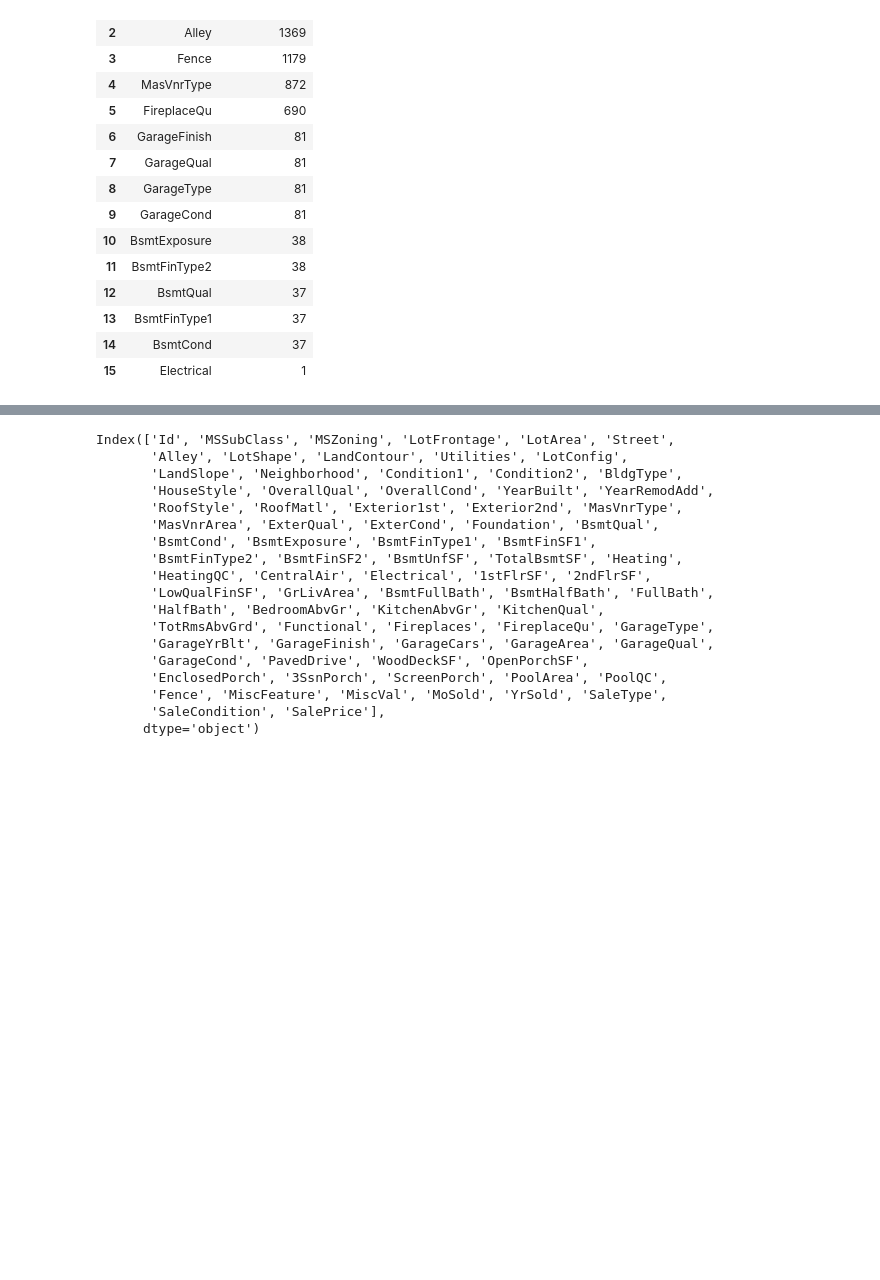
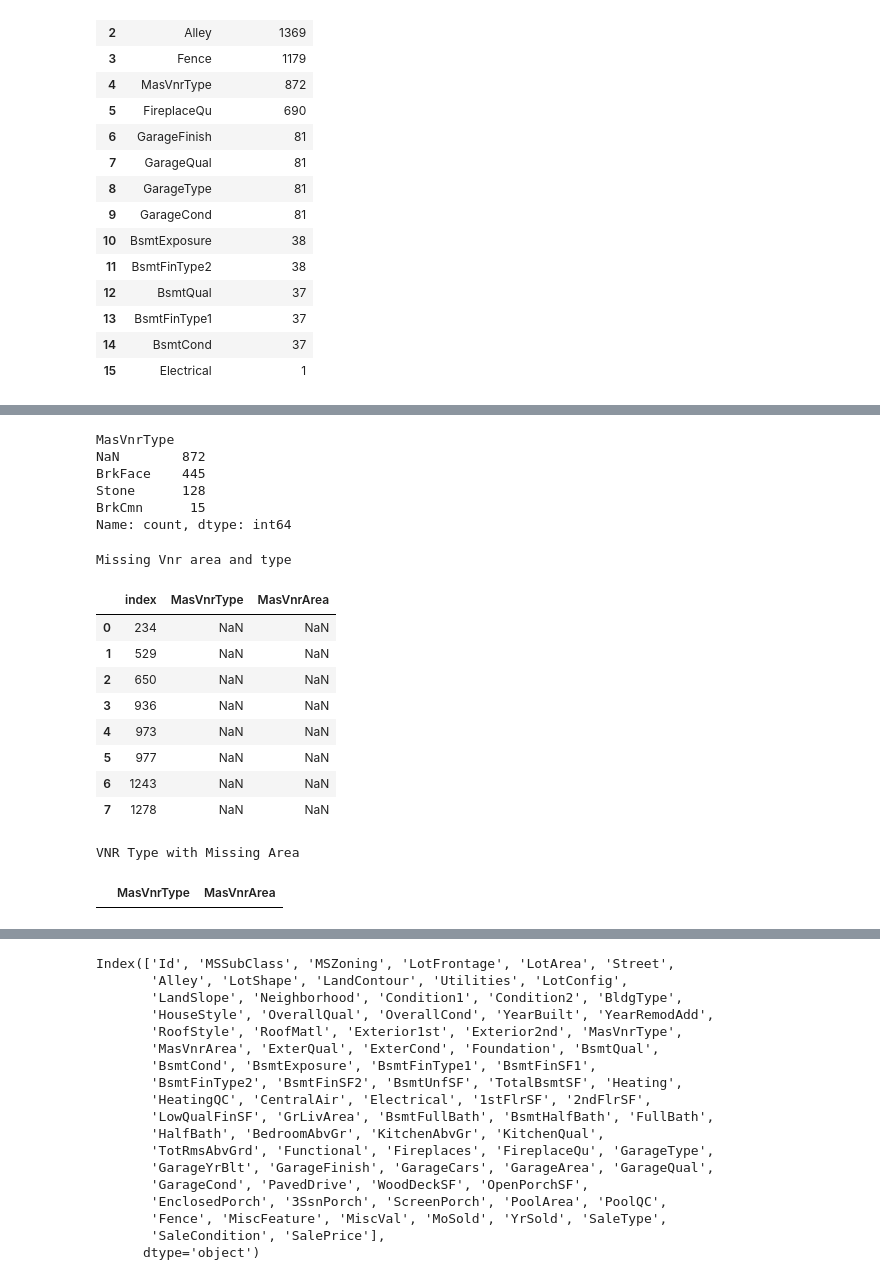
Before and after one commit to Sinjinkim/Ames-housing-price-predicton, a Jupyter notebook: notebooks/01_eda.ipynb, the cells around one changed output, grey strips where cells are left out. Saved outputs shown, nothing was run; the diff lists cells and outputs as text; code cells hidden in the pictures; blank space fills up the shorter version.

```diff
--- a/notebooks/01_eda.ipynb
+++ b/notebooks/01_eda.ipynb
@@ -515,0 +581,3 @@ Categorical Columns with Missing Values
+# %%
+train['Alley'] = train['Alley'].fillna('No Alley')
+train['Alley'].value_counts()
@@ -515,0 +604,3 @@ Categorical Columns with Missing Values
+# %%
+train['Fence'] = train['Fence'].fillna('No Fence')
+train['Fence'].value_counts()
@@ -515,0 +615,36 @@ Categorical Columns with Missing Values
+# %%
+#Investigating MasVnrType
+
+train['MasVnrType'].value_counts(dropna = False)
+# %% [output]
+MasVnrType
+NaN        872
+BrkFace    445
+Stone      128
+BrkCmn      15
+Name: count, dtype: int64
+# %%
+mas_missing = train.loc[train['MasVnrArea'].isna(),
+                        ['MasVnrType', 'MasVnrArea']].reset_index()
+
+display(HTML(create_scrollable_table(mas_missing, 'mas_missing_table', 'Missing Vnr area and type')))
+# %% [output]
+Missing Vnr area and type
+|  | index | MasVnrType | MasVnrArea |
+| 0 | 234 | NaN | NaN |
+| 1 | 529 | NaN | NaN |
+| 2 | 650 | NaN | NaN |
+| 3 | 936 | NaN | NaN |
+| 4 | 973 | NaN | NaN |
+| 5 | 977 | NaN | NaN |
+| 6 | 1243 | NaN | NaN |
+| 7 | 1278 | NaN | NaN |
+# %%
+vnr_missing = train.loc[train['MasVnrArea'].isna() &
+          train['MasVnrType'].notna(),
+          ['MasVnrType', 'MasVnrArea']]
+
+display(HTML(create_scrollable_table(vnr_missing, 'vnr_missing_table', 'VNR Type with Missing Area')))
+# %% [output]
+VNR Type with Missing Area
+|  | MasVnrType | MasVnrArea |
```
Also changed, not shown: parts of 15 cells of this notebook.
